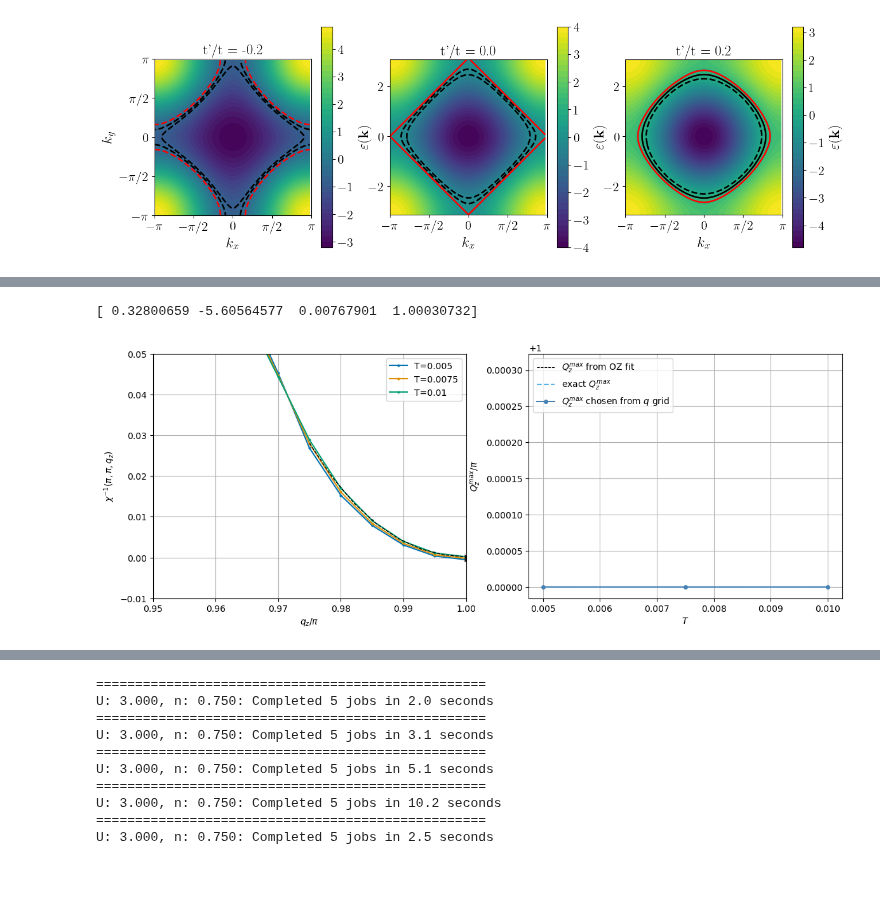
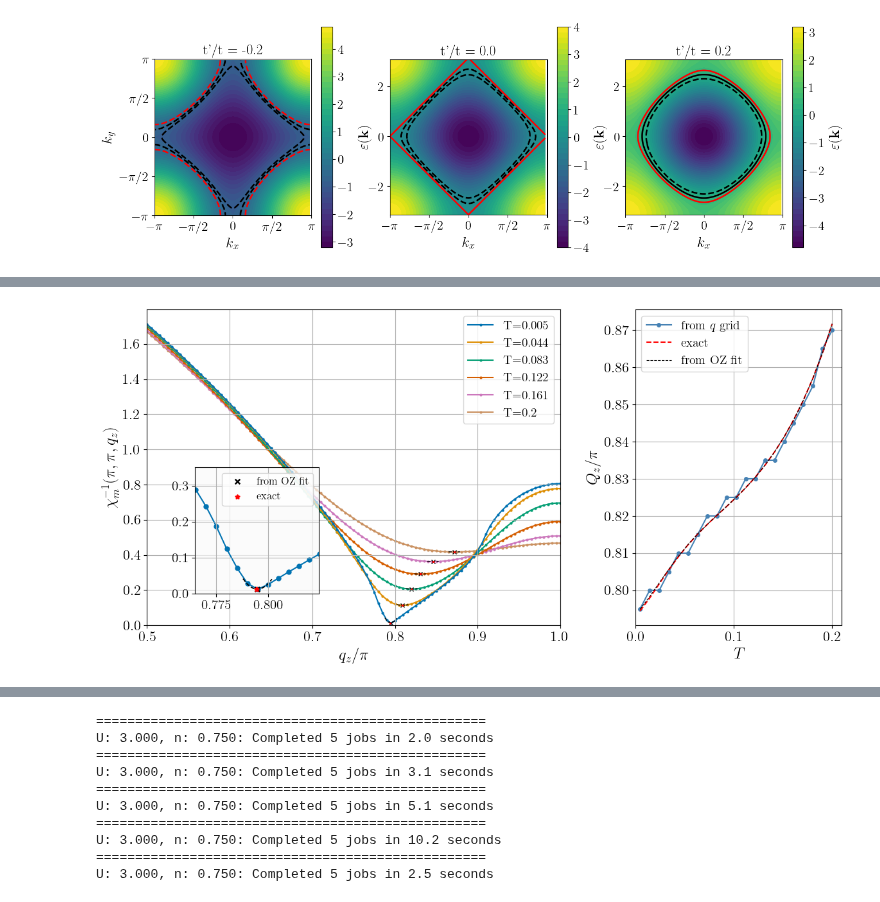
Before and after one commit to cctort/quantum_criticality, a Jupyter notebook: chi_rpa.ipynb, the cells around one changed output, grey strips where cells are left out. Cells and saved outputs as stored; diff of their text form; code cells hidden in the pictures; blank space fills up the shorter version.

```diff
--- a/chi_rpa.ipynb
+++ b/chi_rpa.ipynb
@@ -786,56 +193,12 @@ Starting serial run at: 2026-06-18 12:58:23.611385
-# %%
-n = 0.885
-T_list = np.linspace(0.005, 0.01, 3)
-U = 3
-
-nk = 400
-lat = LATTICE(tp=0.2)
-initialize_bz(lat, nk, refine=True, ibz=True)
-
-inputs = [{'lat': lat, 'q_path': ([1,1,0.95],[1,1,1]), 'method': 'lindhard', 'get_xi': True, 'xi_range': [0,0,2.5e-2],'verbose': False, 'save_invchigrid': True, 'always_fit_qmin': True, 'par': {'U': U, 'n': n, 'T': T}} for T in T_list]
-
-results_list = run_parallel(run_rpa, inputs, workers=5)
-
-fig = plt.figure(figsize=(14, 5))
-ax = [fig.add_subplot(1,2,1),
-    fig.add_subplot(1,2,2)]
-
-ax[0].set_xlabel('$q_z/\pi$')
-ax[0].set_ylabel(r'$\chi^{-1}(\pi,\pi,q_z)$')
-ax[0].set_xlim(0.95, 1)
-ax[0].set_ylim(-0.01, 0.05)
-
-ax[1].set_xlabel('$T$')
-ax[1].set_ylabel('$Q_z/\pi$')
-
-q_path = ([1,1,0.95],[1,1,1])
-q_grid, _ = get_grid_from_path(q_path, lat.k_vecs)
-qz_grid = q_grid[:,-1]
-Qz = []
-Qz_ref = []
-Qz_fit = []
-for i, data in enumerate(results_list):
-
-    Qz.append(qz_grid[np.argmin(data['invchi_grid'])])
-    Qz_ref.append(data['Q'][-1])
-    Qz_fit.append(data['Q_fitted'][-1])
-    plot_every = 1
-    if i%plot_every == 0:
-        ax[0].plot(qz_grid, data['invchi_grid'], 'o-', markersize=2, label=f'T={T_list[i]:.4g}', color=color_list[i//plot_every])
-
-        qz_grid_fitted = np.linspace(Qz_ref[-1]-data['xi_range'][-1], Qz_ref[-1]+data['xi_range'][-1], data['xi_pts'])
-        OZ_curve = [1/OZ(qz, *data['OZ_fit']) for qz in qz_grid_fitted]
-        ax[0].plot(qz_grid_fitted, OZ_curve, '--', color='black', linewidth=1)
-        ax[0].plot(Qz_ref[-1], data['invchi'], 'x', markersize=4, color='black')
-
-ax[1].plot(T_list, Qz_fit, '--', color='black', linewidth=0.8, label='$Q_z$ from OZ fit')
-ax[1].plot(T_list, Qz_ref, '--', color=color_list[9], label='exact $Q_z$')
-ax[1].plot(T_list, Qz, 'o-', markersize=4, color='steelblue', label='$Q_z$ chosen from $q$ grid')
-
-for a in ax:
-    a.grid()
-    a.legend()
-plt.show()
-# %% [output]
-[ 0.32800659 -5.60564577  0.00767901  1.00030732]
-[figure, removed]
+# %%
+n = 0.8485
+U = 3
+tp = 0.1
+
+with HDFArchive(f"data/chimin/tp{tp:.5g}n{n:.5g}U{U:.5g}.h5", "r") as ar:
+    data = {k: ar[k] for k in ar}
+
+plot_chimin(data)
+plt.show()
+# %% [output]
+[figure, added]
```
Also changed, not shown: parts of 7 cells of this notebook, 8 other files.
